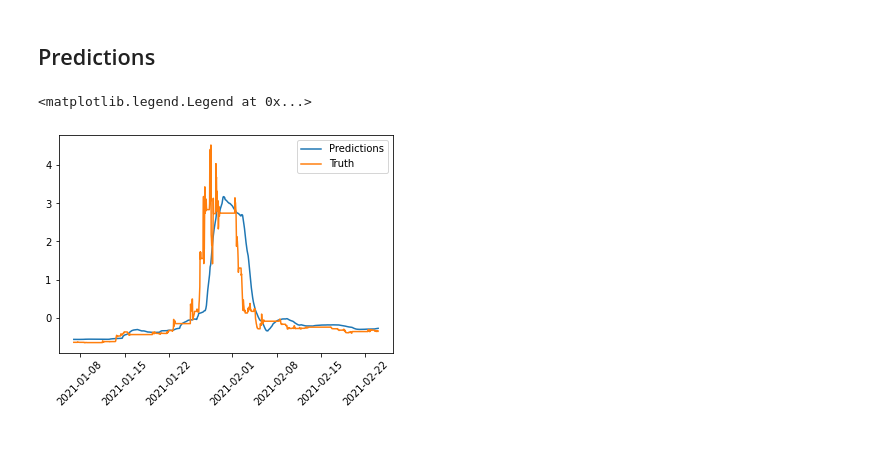
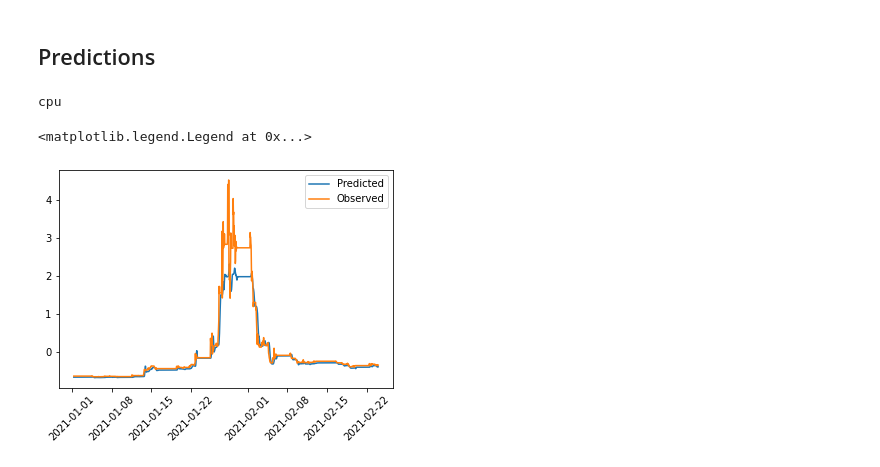
Before and after one commit to brijow/foobar-gamestop, a Jupyter notebook: notebooks/scratchboard.ipynb, the cells around one changed output. Saved outputs shown, nothing was run; the diff lists cells and outputs as text; code cells hidden in the pictures.

Commit message:
model is updated and working

```diff
--- a/notebooks/scratchboard.ipynb
+++ b/notebooks/scratchboard.ipynb
@@ -133,10 +155,9 @@ def generate_window(dataset, train_window, pred_horizon):
     dataset_seq = (x_tensor, y_tensor)
     return dataset_seq, num_features
 
-def create_batch_set(dataset_seq):
+def create_batch_set(dataset_seq, batch_size = 100):
     x_tensor, y_tensor = dataset_seq
     tensor_dataset = TensorDataset(x_tensor,y_tensor)
-    batch_size = 100
     tensor_dataloader = DataLoader(tensor_dataset, batch_size, False)
     return tensor_dataloader
 # %%
@@ -272,0 +307,12 @@ def train_model(model, device, train_batches, val_batches=None, num_epochs=200):
+# %%
+# RANDOM_SEED = 42
+# np.random.seed(RANDOM_SEED)
+# torch.manual_seed(RANDOM_SEED)
+# torch.cuda.empty_cache()
+device = torch.device("cuda" if torch.cuda.is_available() else "cpu")
+print(device)
+
+model = LSTM(input_size=num_features, seq_length=train_window)
+model.to(device)
+
+model, train_losses, val_losses = train_model(model, device, train_batches, val_batches, num_epochs=50)
@@ -278,12 +343,0 @@ def visualization(history):
-# %%
-RANDOM_SEED = 42
-np.random.seed(RANDOM_SEED)
-torch.manual_seed(RANDOM_SEED)
-torch.cuda.empty_cache()
-device = torch.device("cuda" if torch.cuda.is_available() else "cpu")
-# device = torch.device("cpu")
-
-model = LSTM(input_size=num_features, seq_length=train_window)
-model.to(device)
-
-model, history, best_loss = train_model(model, device, train_batches, val_batches, num_epochs=50)
@@ -314,13 +344,18 @@ visualization(history)
 # %% [markdown]
 ## Predictions
 # %%
-truth, predictions, losses = [], [], []
+observed, predicted, losses = [], [], []
+# device = torch.device("cuda" if torch.cuda.is_available() else "cpu")
 device = torch.device("cpu")
 criterion = nn.L1Loss(reduction='sum').to(device)
 model.to(device)
+print(device)
 
 X_test, y_test = target_seq
 test_set_size = X_test.size(0)
+
+# model.init_hidden(X_test.size(0), device)
+# y_pred = model(X_test)
 
 with torch.no_grad():
     model.eval()
@@ -331,21 +366,24 @@ with torch.no_grad():
         y_i.to(device)
         model.init_hidden(x_i.size(0), device)
         y_pred = model(x_i)
-        predictions.append(y_pred.cpu().numpy().flatten())
         loss = criterion(y_pred, y_i)
+        predicted.append(y_pred.item())
         losses.append(loss.item())
 
-truth = y_test.cpu().numpy().flatten()
-predictions = np.array(predictions).flatten()
+observed = y_test.cpu().numpy().flatten()
+# predictions = y_pred.cpu().numpy().flatten()
+predictions = np.array(predicted).flatten()
+# %% [output]
+cpu
 # %%
 
-plt.plot(datetime_target,predictions, label="Predictions")
-plt.plot(datetime_target, truth, label="Truth")
+plt.plot(datetime_target,predictions, label="Predicted")
+plt.plot(datetime_target, observed, label="Observed")
 plt.xticks(rotation=45)
 plt.legend()
 # %% [output]
 <matplotlib.legend.Legend at 0x...>
-[figure, old version]
+[figure, new version]
 # %%
 plt.plot(datetime_target ,losses, label="Prediction Loss")
 plt.xticks(rotation=45)
```
Also changed, not shown: parts of 18 cells of this notebook, 2 other files.
